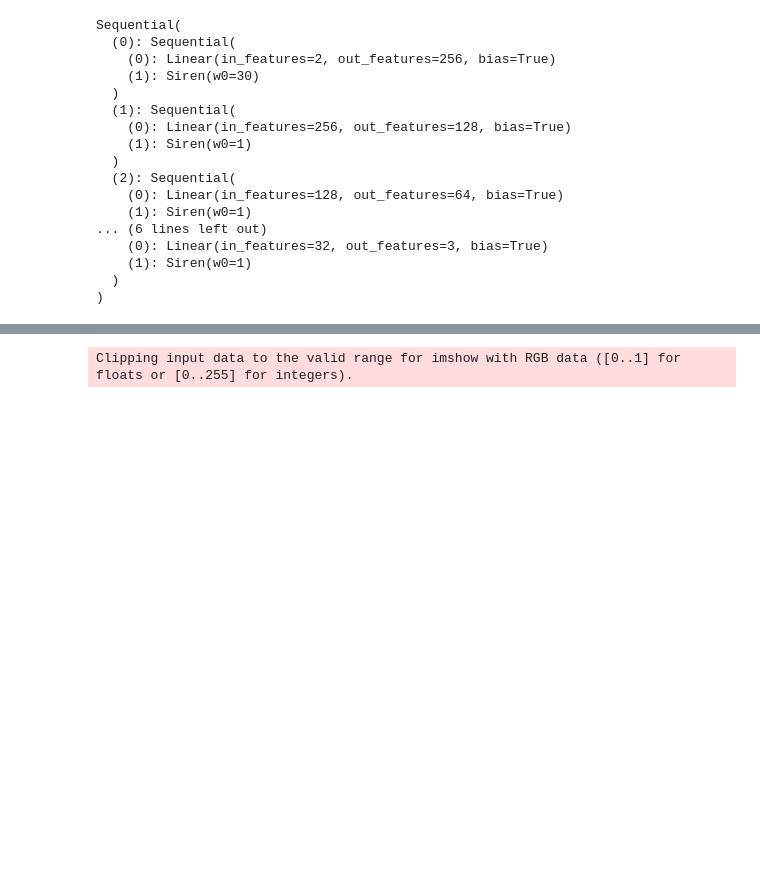
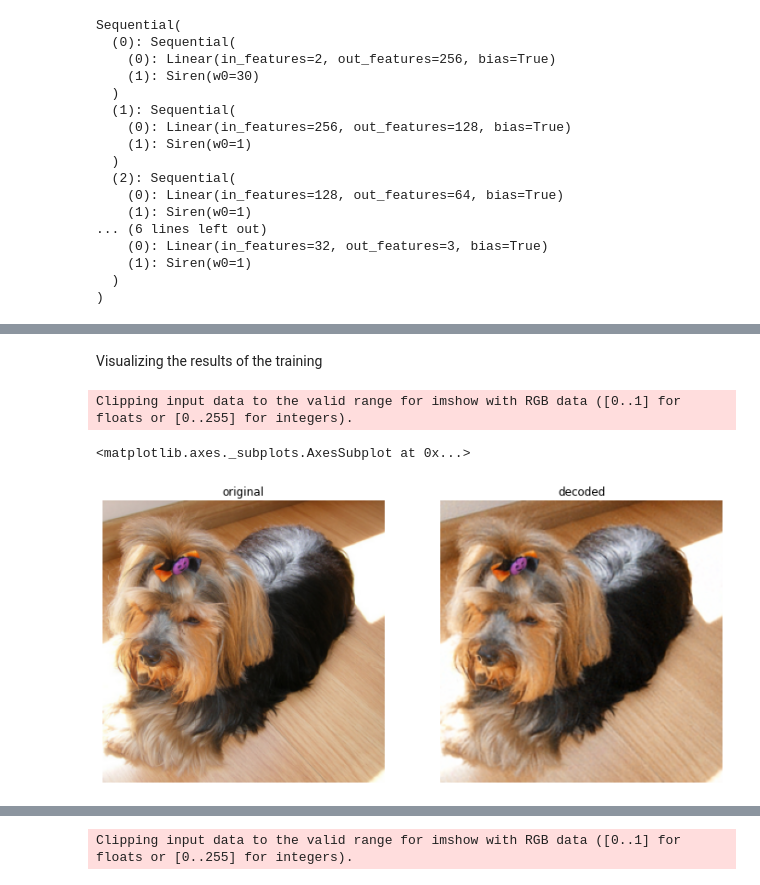
Before and after one commit to scart97/Siren-fastai2, a Jupyter notebook: Siren_image.ipynb, the cells around one changed output, grey strips where cells are left out. Cells and saved outputs as stored; diff of their text form; code cells hidden in the pictures; blank space fills up the shorter version.

```diff
--- a/Siren_image.ipynb
+++ b/Siren_image.ipynb
@@ -84,0 +145,11 @@ learn.fit_flat_cos(300, lr=1e-3)
+# %% [markdown]
+Visualizing the results of the training
+# %%
+decoded = decode_prediction(learn, x)
+_, ax = subplots(1, 2, figsize=(12, 20))
+image.show(ax[0], title='original')
+decoded.show(ax[1], title='decoded')
+# %% [output]
+Clipping input data to the valid range for imshow with RGB data ([0..1] for floats or [0..255] for integers).
+<matplotlib.axes._subplots.AxesSubplot at 0x...>
+[figure, added]
```
Also changed, not shown: parts of 37 cells of this notebook.
